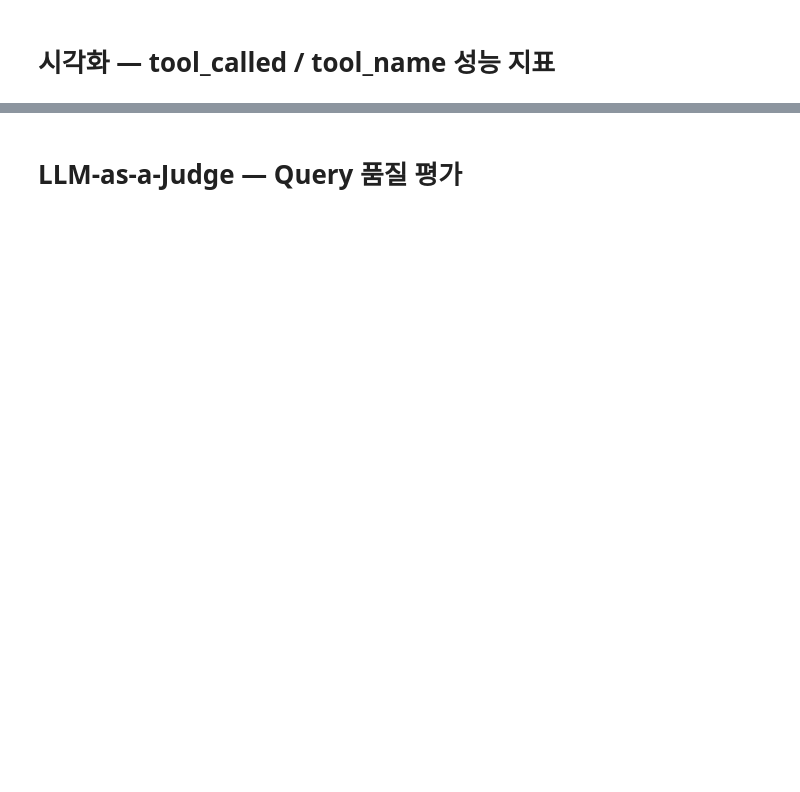
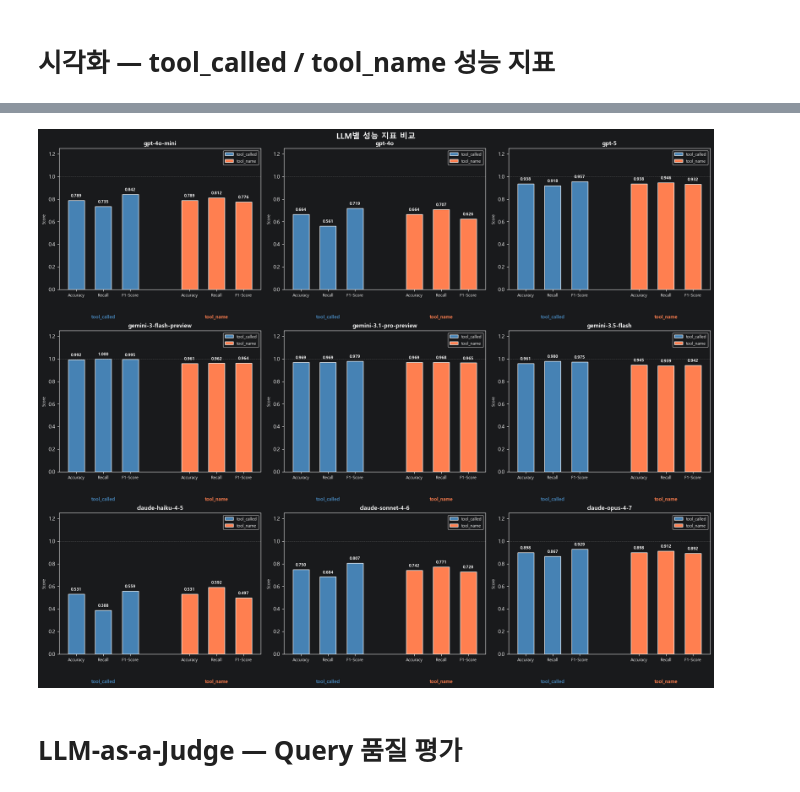
Before and after one commit to leejunho12316/Educational_Video_Generator, a Jupyter notebook: 3. tool_execution_LLM_evaluations.ipynb, the cells around one changed output, grey strips where cells are left out. Saved outputs shown, nothing was run; the diff lists cells and outputs as text; code cells hidden in the pictures; blank space fills up the shorter version.

Commit message:
LLM별 평가 진행

```diff
--- a/3. tool_execution_LLM_evaluations.ipynb
+++ b/3. tool_execution_LLM_evaluations.ipynb
@@ -213,14 +191,14 @@ print("그래프 빌더 준비 완료")
 그래프 빌더 준비 완료
 # %%
 MODELS = {
-    "gpt-4o-mini":             ChatOpenAI(model="gpt-4o-mini",             temperature=0),
-    "gpt-4o":                  ChatOpenAI(model="gpt-4o",                  temperature=0),
-    "gpt-5":                   ChatOpenAI(model="gpt-5",                   temperature=0),
-    "gemini-3.1-pro-preview":  ChatGoogleGenerativeAI(model="gemini-3.1-pro-preview",  temperature=0),
-    "gemini-3.5-flash":        ChatGoogleGenerativeAI(model="gemini-3.5-flash",        temperature=0),
-    "gemini-3-flash-preview":  ChatGoogleGenerativeAI(model="gemini-3-flash-preview",  temperature=0),
-    "claude-opus-4-7":         ChatAnthropic(model="claude-opus-4-7",         temperature=0),
-    "claude-sonnet-4-6":       ChatAnthropic(model="claude-sonnet-4-6",       temperature=0),
+    # "gpt-4o-mini":             ChatOpenAI(model="gpt-4o-mini",             temperature=0),
+    # "gpt-4o":                  ChatOpenAI(model="gpt-4o",                  temperature=0),
+    # "gpt-5":                   ChatOpenAI(model="gpt-5",                   temperature=0),
+    # "gemini-3.1-pro-preview":  ChatGoogleGenerativeAI(model="gemini-3.1-pro-preview",  temperature=0),
+    # "gemini-3.5-flash":        ChatGoogleGenerativeAI(model="gemini-3.5-flash",        temperature=0),
+    # "gemini-3-flash-preview":  ChatGoogleGenerativeAI(model="gemini-3-flash-preview",  temperature=0),
+    # "claude-opus-4-7":         ChatAnthropic(model="claude-opus-4-7"),
+    # "claude-sonnet-4-6":       ChatAnthropic(model="claude-sonnet-4-6",       temperature=0),
     "claude-haiku-4-5":        ChatAnthropic(model="claude-haiku-4-5-20251001", temperature=0),
 }
 
@@ -301,7 +281,7 @@ for model_name, model in MODELS.items():
             df_result.to_csv(RESULT_CSV, index=False, encoding='utf-8-sig')
             print(f"  💾 {done}행 저장 → {RESULT_CSV}")
 
-        time.sleep(3)   # 행 간 처리 간격
+        # time.sleep(3)   # 행 간 처리 간격
 
     # 모델 완료 후 전체 저장
     df_result[col_tc] = tc_list
@@ -357,8 +351,11 @@ def calc_metrics(y_true, y_pred, task='binary'):
             'f1':       f1_score(yt, yp, average='macro', zero_division=0),
         }
 
+# CSV에 존재하는 모든 모델 추출
+all_model_names = [c.replace('_tool_called', '') for c in df_result.columns if c.endswith('_tool_called')]
+
 metrics_tc, metrics_tn = {}, {}
-for m in MODEL_NAMES:
+for m in all_model_names:
     metrics_tc[m] = calc_metrics(y_true_tc, df_result[f'{m}_tool_called'].tolist(), 'binary')
     metrics_tn[m] = calc_metrics(y_true_tn, df_result[f'{m}_tool_name'].tolist(),   'multiclass')
 
@@ -370,32 +367,60 @@ print(df_metrics_tc.to_string())
 print("\n=== tool_name (macro) ===")
 print(df_metrics_tn.to_string())
 
-# ── 시각화 ─────────────────────────────────────────────────────────────────────
-model_labels = [m.replace('gemini-', 'gem-').replace('claude-', 'cl-') for m in MODEL_NAMES]
-metric_cols  = ['accuracy', 'recall', 'f1']
+# ── 시각화: 모델별 1개 차트, tool_called 그룹 / tool_name 그룹 묶어서 표현 ───
+n      = len(all_model_names)
+ncols  = 3
+nrows  = (n + ncols - 1) // ncols
+fig, axes = plt.subplots(nrows, ncols, figsize=(18, 5 * nrows))
+fig.suptitle('LLM별 성능 지표 비교', fontsize=15, fontweight='bold')
+axes_flat = axes.flatten() if n > 1 else [axes]
+
+metric_keys   = ['accuracy', 'recall', 'f1']
 metric_labels = ['Accuracy', 'Recall', 'F1-Score']
-colors = {'tool_called': 'steelblue', 'tool_name': 'coral'}
+width = 0.6
+gap   = 1.2  # 두 그룹 사이 간격
 
-fig, axes = plt.subplots(2, 3, figsize=(18, 9))
-fig.suptitle('LLM별 Tool 선택 성능 비교', fontsize=15, fontweight='bold', y=1.01)
+# tool_called 그룹: 0, 1, 2  /  tool_name 그룹: 0+gap+3, ...
+x_tc = np.array([0, 1, 2], dtype=float)
+x_tn = x_tc + 3 + gap
 
-for row_i, (metrics_dict, task_label, color) in enumerate([
-    (metrics_tc, 'tool_called (binary)',  'steelblue'),
-    (metrics_tn, 'tool_name (macro)',     'coral'),
-]):
-    for col_j, (metric, mlabel) in enumerate(zip(metric_cols, metric_labels)):
-        ax = axes[row_i][col_j]
-        vals = [metrics_dict[m][metric] or 0 for m in MODEL_NAMES]
-        bars = ax.bar(model_labels, vals, color=color, edgecolor='white', linewidth=0.5)
-        ax.set_title(f'{task_label}\n{mlabel}', fontsize=11)
-        ax.set_ylim(0, 1.15)
-        ax.set_ylabel('Score')
-        ax.tick_params(axis='x', rotation=45, labelsize=8)
-        ax.axhline(y=1.0, color='gray', linestyle='--', linewidth=0.7, alpha=0.5)
-        for bar, v in zip(bars, vals):
-            ax.text(bar.get_x() + bar.get_width() / 2, bar.get_height() + 0.01,
-                    f'{v:.3f}', ha='center', va='bottom', fontsize=7.5)
+for i, model_name in enumerate(all_model_names):
+    ax = axes_flat[i]
+
+    vals_tc = [metrics_tc[model_name][k] or 0 for k in metric_keys]
+    vals_tn = [metrics_tn[model_name][k] or 0 for k in metric_keys]
+
+    bars_tc = ax.bar(x_tc, vals_tc, width, color='steelblue', edgecolor='white', label='tool_called')
+    bars_tn = ax.bar(x_tn, vals_tn, width, color='coral',     edgecolor='white', label='tool_name')
+
+    # 수치 표기
+    for bar, v in zip(list(bars_tc) + list(bars_tn), vals_tc + vals_tn):
+        ax.text(bar.get_x() + bar.get_width() / 2, bar.get_height() + 0.02,
+                f'{v:.3f}', ha='center', va='bottom', fontsize=8, fontweight='bold')
+
+    # x축 레이블
+    ax.set_xticks(np.concatenate([x_tc, x_tn]))
+    ax.set_xticklabels(metric_labels * 2, fontsize=8)
+
+    # 그룹 구분선 및 그룹 레이블
+    mid_tc = x_tc.mean()
+    mid_tn = x_tn.mean()
+    ax.text(mid_tc, -0.18, 'tool_called', ha='center', va='top',
+            fontsize=9, color='steelblue', fontweight='bold', transform=ax.get_xaxis_transform())
+    ax.text(mid_tn, -0.18, 'tool_name',   ha='center', va='top',
+            fontsize=9, color='coral',     fontweight='bold', transform=ax.get_xaxis_transform())
+
+    ax.set_title(model_name, fontsize=11, fontweight='bold')
+    ax.set_ylim(0, 1.25)
+    ax.set_ylabel('Score', fontsize=8)
+    ax.axhline(y=1.0, color='gray', linestyle='--', linewidth=0.7, alpha=0.5)
+    ax.legend(fontsize=8, loc='upper right')
+
+# 남는 subplot 숨기기
+for j in range(i + 1, len(axes_flat)):
+    axes_flat[j].set_visible(False)
 
 plt.tight_layout()
 plt.savefig('./tool_execution_test_Dataset/metrics_comparison.png', dpi=150, bbox_inches='tight')
 plt.show()
+# %% [output]
@@ -402,3 +444,4 @@ plt.show()
+[figure, added]
 # %% [markdown]
 # LLM-as-a-Judge — Query 품질 평가
 # %%
```
Also changed, not shown: parts of 10 cells of this notebook, 3 other files.
